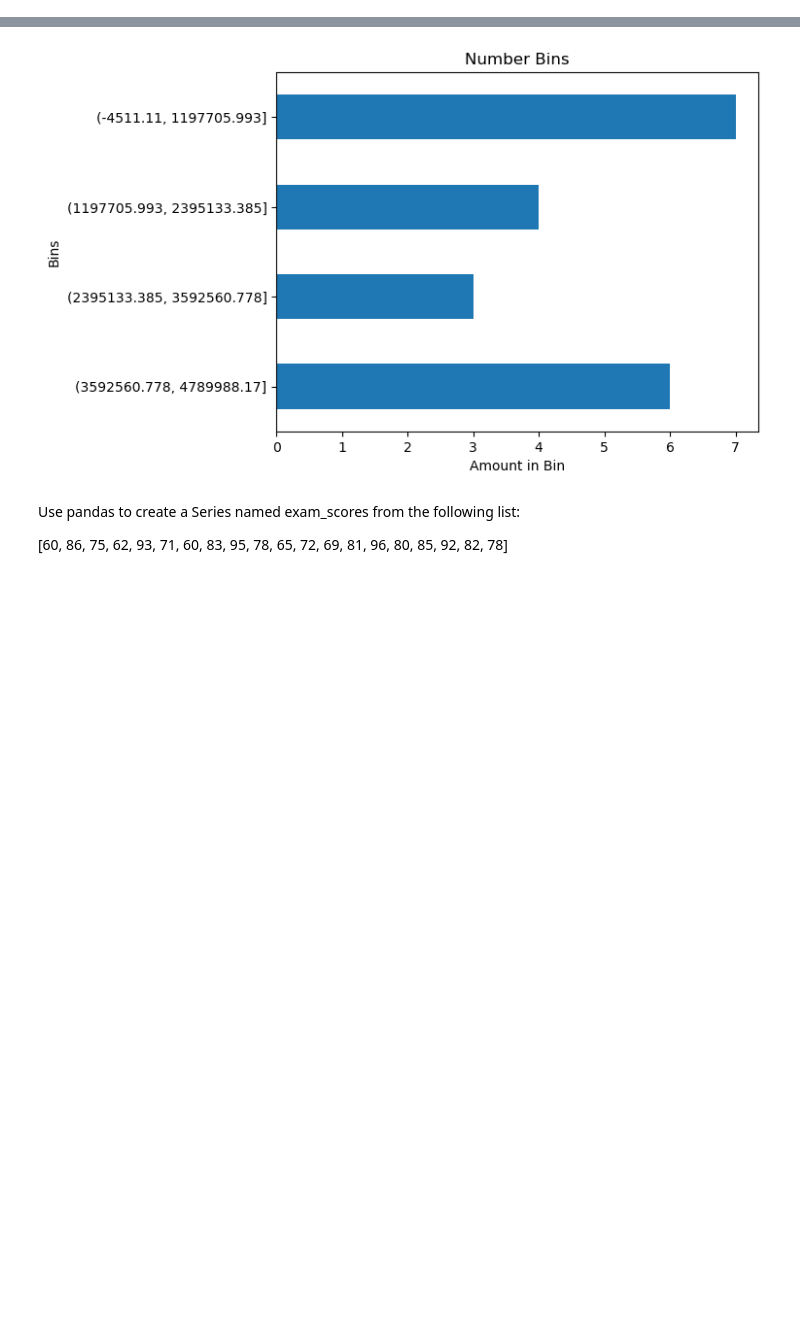
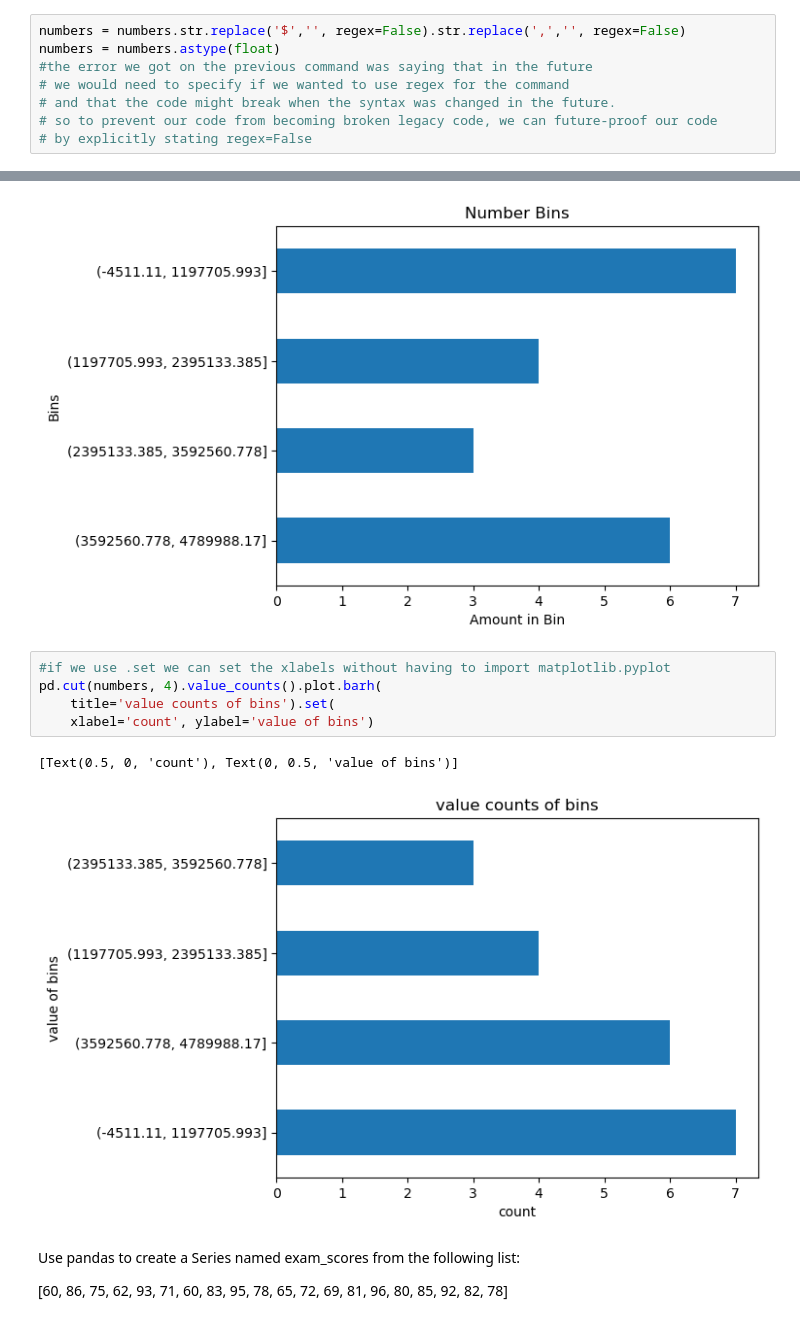
Before and after one commit to Adam-Harris87/numpy-pandas-visualization-exercises, a Jupyter notebook: pandas_series.ipynb, the cells around one changed output, grey strips where cells are left out. Cells and saved outputs as stored; diff of their text form; blank space fills up the shorter version.

```diff
--- a/pandas_series.ipynb
+++ b/pandas_series.ipynb
@@ -371,3 +492,11 @@ AttributeError: Can only use .str accessor with string values!
+# %%
+numbers = numbers.str.replace('$','', regex=False).str.replace(',','', regex=False)
+numbers = numbers.astype(float)
+#the error we got on the previous command was saying that in the future
+# we would need to specify if we wanted to use regex for the command
+# and that the code might break when the syntax was changed in the future.
+# so to prevent our code from becoming broken legacy code, we can future-proof our code
+# by explicitly stating regex=False
 # %%
 numbers
 # %% [output]
@@ -425,6 +582,14 @@ plt.ylabel('Bins')
 # %% [output]
 Text(0, 0.5, 'Bins')
 [figure]
+# %%
+#if we use .set we can set the xlabels without having to import matplotlib.pyplot
+pd.cut(numbers, 4).value_counts().plot.barh(
+    title='value counts of bins').set(
+    xlabel='count', ylabel='value of bins')
+# %% [output]
+[Text(0.5, 0, 'count'), Text(0, 0.5, 'value of bins')]
+[figure, added]
 # %% [markdown]
 Use pandas to create a Series named exam_scores from the following list:
 
```
Also changed, not shown: parts of 31 cells of this notebook, 2 other files.
